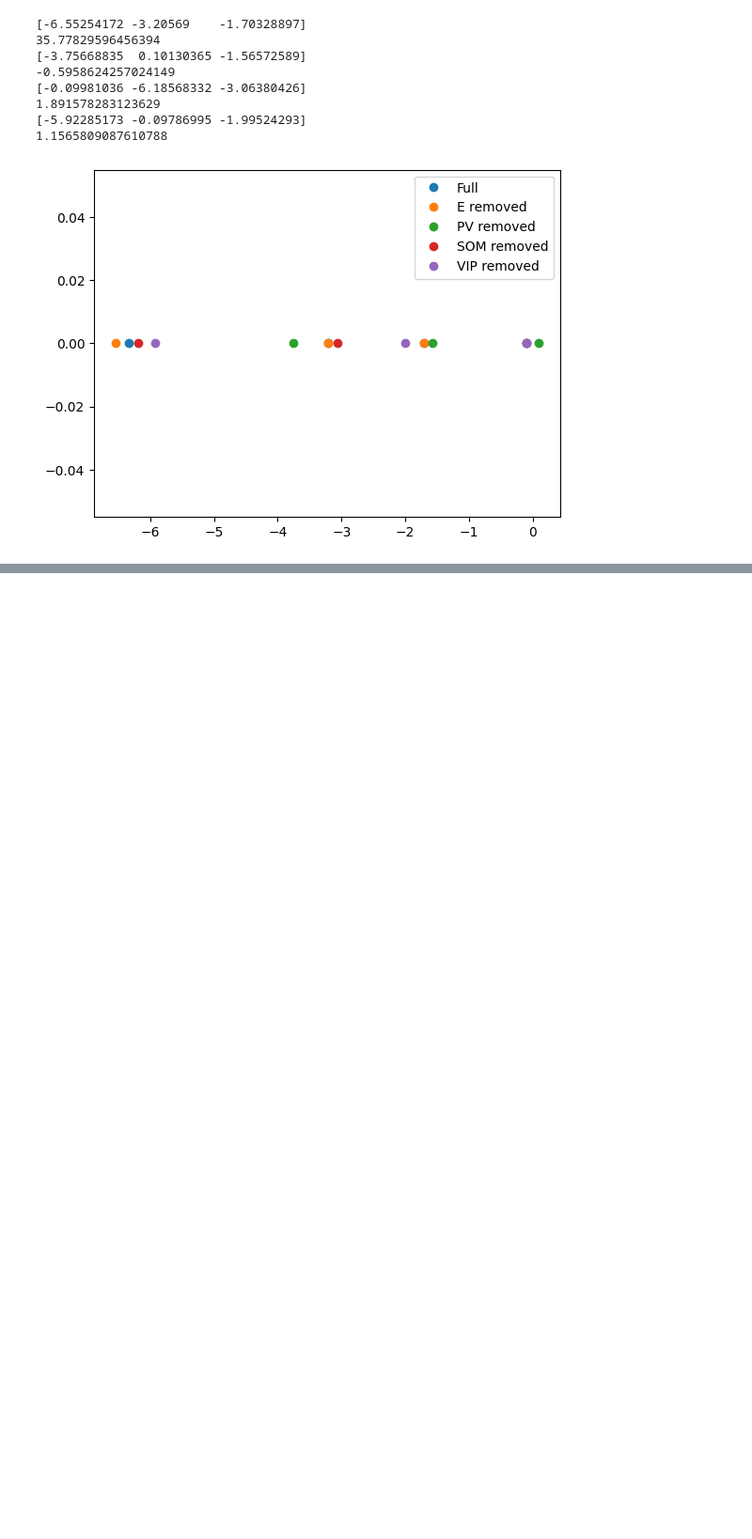
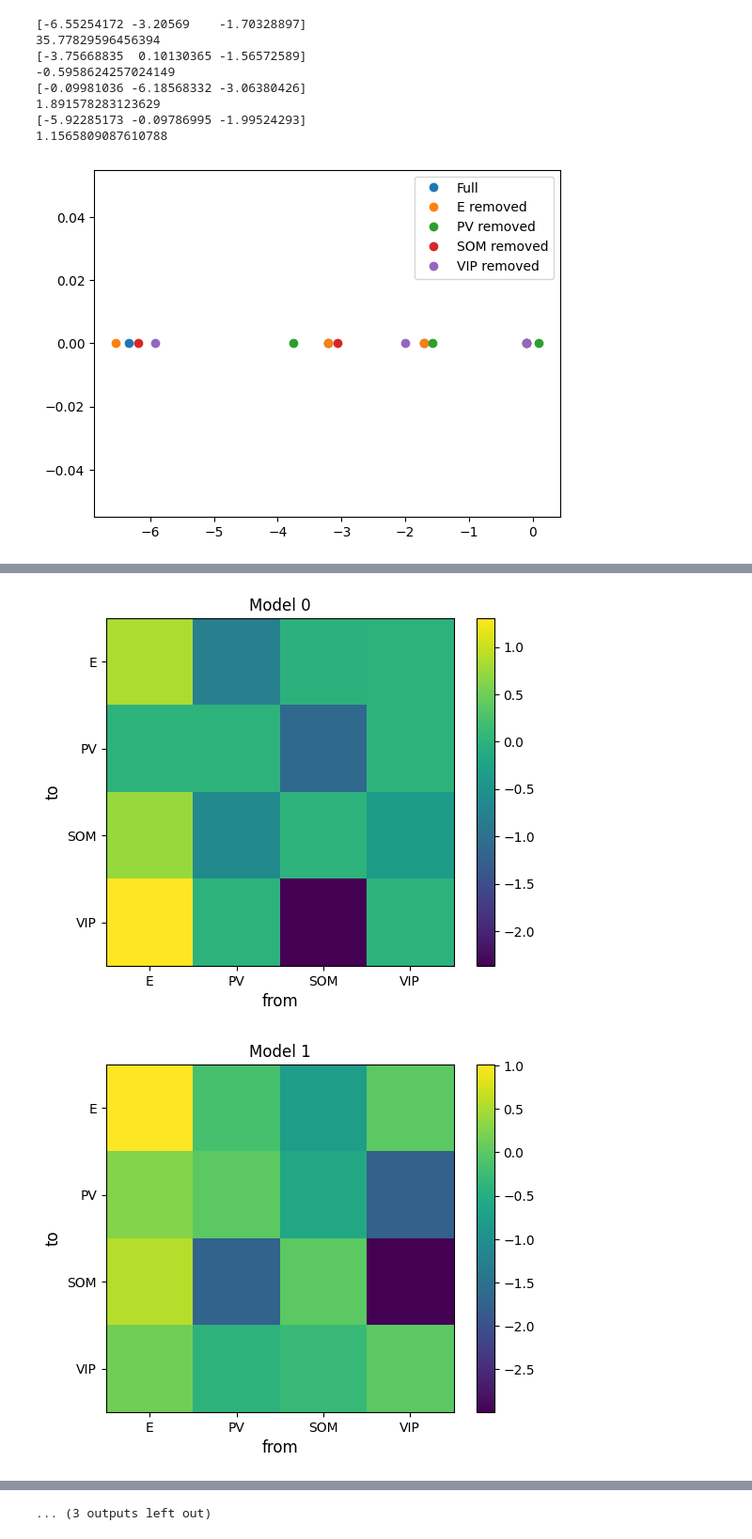
Before and after one commit to garza-roberto/inference_theory, a Jupyter notebook: src/Cecilia/exercise1_cdc.ipynb, the cells around one changed output, grey strips where cells are left out. Shown at 94% size. Cells and saved outputs as stored; diff of their text form; code cells hidden in the pictures; blank space fills up the shorter version.

```diff
--- a/src/Cecilia/exercise1_cdc.ipynb
+++ b/src/Cecilia/exercise1_cdc.ipynb
@@ -313,7 +313,7 @@ def get_rates(rates_0, weights, contrast, delta_h = 0, delta_t=0.1, max_iter=500
     #euler method
     rates = rates_0.copy()
     rates = np.concatenate((rates, [contrast+delta_h, 1]))
-    print('rates_beginning: ', rates)
+    # print('rates_beginning: ', rates)
     # print(rates.shape)
     # print(weights.shape)
     for i in range(max_iter):
@@ -323,7 +323,9 @@ def get_rates(rates_0, weights, contrast, delta_h = 0, delta_t=0.1, max_iter=500
         if np.all(np.abs(delta_r))< 1e-12:
             break
         rates = np.concatenate((rates_new, [contrast+delta_h, 1]))
-    print(rates)
+        if np.any(np.isnan(rates_new)):
+            break
+    # print(rates)
     return rates
 # %%
 print(E_mean)
@@ -602,0 +650,5 @@ plt.show()
+# %%
+good_weights = []
+good_rates = []
+# %%
+good_weights = good_weights[0:16]
@@ -602,0 +755,20 @@ plt.show()
+# %%
+for i, model_weights in enumerate(good_weights):
+    good_rates_i = good_rates[i]
+    jacobian = get_jacobian(good_rates_i[0:4], model_weights[:,0:4], taus = np.array([1,1,1,1]))
+    det = np.linalg.det(-jacobian)
+
+    jacobian_e_removed = get_minor_jacobian(jacobian, 0)
+    det_e_removed = np.linalg.det(-jacobian_e_removed)
+
+    jacobian_pv_removed = get_minor_jacobian(jacobian, 1)
+    det_pv_removed = np.linalg.det(-jacobian_pv_removed)
+
+    jacobian_som_removed = get_minor_jacobian(jacobian, 2)
+    det_som_removed = np.linalg.det(-jacobian_som_removed)
+
+    jacobian_vip_removed = get_minor_jacobian(jacobian, 3)
+    det_vip_removed = np.linalg.det(-jacobian_vip_removed)
+
+    wee = 1 - phi_prime(good_rates_i[0])*model_weights[0,0]
+    print('model {}, wee: {}, det: {}, det_e_removed: {}, det_pv_removed: {}, det_som_removed: {}, det_vip_removed: {}'.format(i,wee, det, det_e_removed, det_pv_removed, det_som_removed, det_vip_removed))
@@ -602,0 +793,13 @@ plt.show()
+# %%
+for index, i in enumerate(good_weights):
+    plt.imshow(i[:,0:4])
+    plt.colorbar()
+    plt.xticks(np.arange(4), ['E', 'PV', 'SOM', 'VIP'], fontsize = 10)
+    plt.yticks(np.arange(4), ['E', 'PV', 'SOM', 'VIP'], fontsize = 10)
+    plt.xlabel('from', fontsize = 12)
+    plt.ylabel('to', fontsize = 12)
+    plt.title('Model {}'.format( index))
+    plt.show()
+# %% [output]
+[figure, added]
+[figure, added]
@@ -602,0 +816 @@ plt.show()
+... (3 outputs left out)
```
Also changed, not shown: parts of 11 cells of this notebook, 3 other files.
